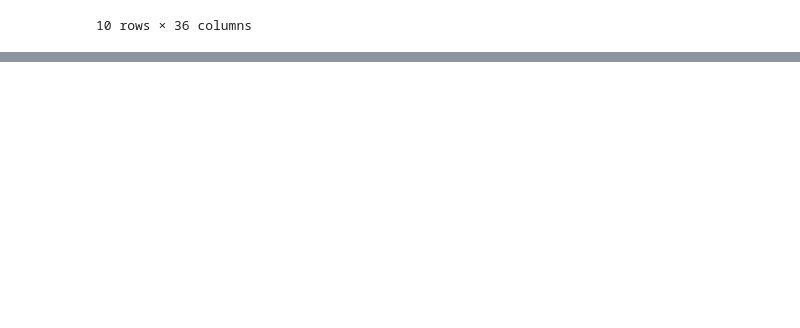
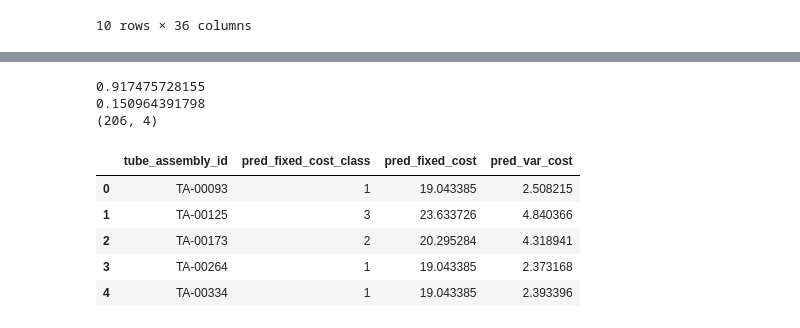
Before and after one commit to cberzan/kaggle-caterpillar, a Jupyter notebook: caterpillar-tube-pricing/bracket_pricing_2.ipynb, the cells around one changed output, grey strips where cells are left out. Drawn from its saved outputs; the diff is of its cells as text; code cells hidden in the pictures; blank space fills up the shorter version.

```diff
--- a/caterpillar-tube-pricing/bracket_pricing_2.ipynb
+++ b/caterpillar-tube-pricing/bracket_pricing_2.ipynb
@@ -390,0 +490,17 @@ Name: err2, dtype: float64
+# %%
+# The regression part: predict var_cost.
+
+y_train = log_var_cost_train
+y_test = log_var_cost_test
+y_train_np = y_train.values
+y_test_np = y_test.values
+
+reg = RandomForestRegressor(n_estimators=20)
+%time train_rmsle, test_rmsle = eval_regressor(reg, X_train_np, y_train_np, X_test_np, y_test_np)
+print "{}:".format(reg)
+print "    train RMSLE_vc {}".format(train_rmsle)
+print "    test RMSLE_vc {}".format(test_rmsle)
+print
+
+y_test_pred = reg.predict(X_test_np)
+pred_log_var_cost_test = y_test_pred
@@ -390,0 +537,22 @@ Name: err2, dtype: float64
+# %%
+# Combine predictions.
+
+print accuracy_score(fcc_test, pred_fixed_cost_class_test)
+print np.sqrt(mean_squared_error(log_var_cost_test, pred_log_var_cost_test))
+df = pd.DataFrame()
+df['tube_assembly_id'] = X_test.tube_assembly_id
+df['pred_fixed_cost_class'] = pred_fixed_cost_class_test
+df['pred_fixed_cost'] = np.array(fc_vals)[df.pred_fixed_cost_class]
+df['pred_var_cost'] = inverse_log_transform_y(pred_log_var_cost_test)
+print df.shape
+df[:5]
+# %% [output]
+0.917475728155
+0.150964391798
+(206, 4)
+|  | tube_assembly_id | pred_fixed_cost_class | pred_fixed_cost | pred_var_cost |
+| 0 | TA-00093 | 1 | 19.043385 | 2.508215 |
+| 1 | TA-00125 | 3 | 23.633726 | 4.840366 |
+| 2 | TA-00173 | 2 | 20.295284 | 4.318941 |
+| 3 | TA-00264 | 1 | 19.043385 | 2.373168 |
+| 4 | TA-00334 | 1 | 19.043385 | 2.393396 |
```
Also changed, not shown: parts of 6 cells of this notebook.
